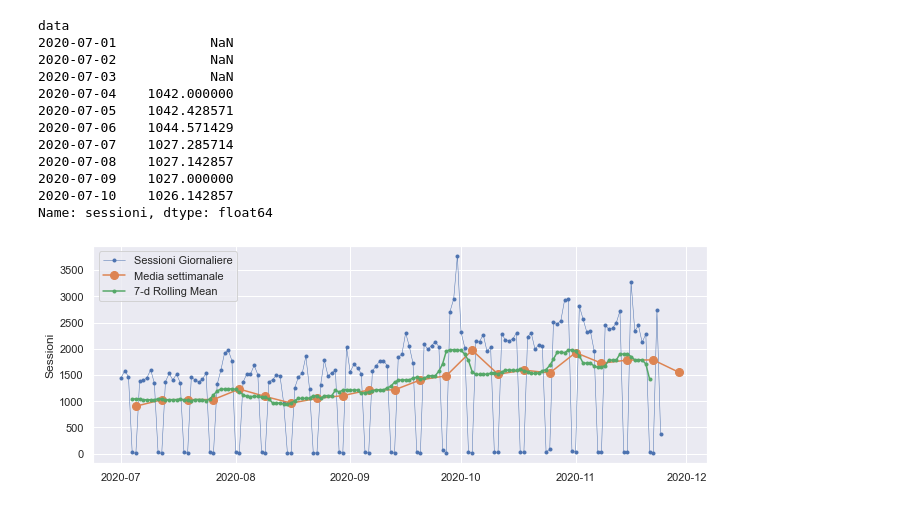
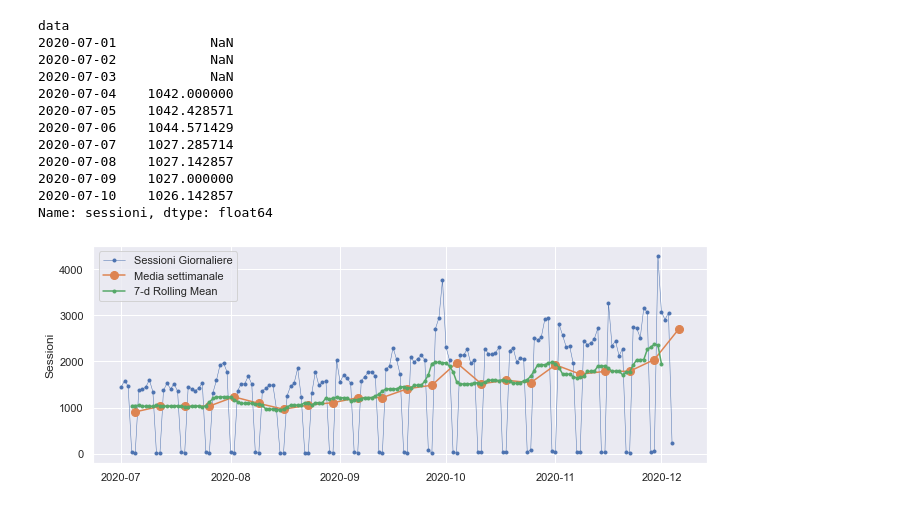
Before and after one commit to soncio69/Stat_GAM, a Jupyter notebook: Stat_GAM/GAM_stat01.ipynb, the cells around one changed output. Cells and saved outputs as stored; diff of their text form; code cells hidden in the pictures.

```diff
--- a/Stat_GAM/GAM_stat01.ipynb
+++ b/Stat_GAM/GAM_stat01.ipynb
@@ -287,19 +288,19 @@ data
 Name: sessioni, dtype: float64
 # %%
 # Start and end of the date range to extract
-start, end = '2020-07', '2020-11'
+start, end = '2020-07', '2020-12'
 # Plot daily, weekly resampled, and 7-day rolling mean time series together
 fig, ax = plt.subplots()
 ax.plot(df.loc[start:end, 'sessioni'],
 marker='.', linestyle='-', linewidth=0.5, label='Sessioni Giornaliere')
 ax.plot(df_weekly_mean.loc[start:end],
 marker='o', markersize=8, linestyle='-', label='Media settimanale')
 ax.plot(df_7d.loc[start:end],
 marker='.', linestyle='-', label='7-d Rolling Mean')
 ax.set_ylabel('Sessioni')
 ax.legend();
 # %% [output]
-[figure, old version]
+[figure, new version]
 # %%
 # The min_periods=360 argument accounts for a few isolated missing days in the
 # wind and solar production time series
```
Also changed, not shown: parts of 11 cells of this notebook, 3 other files.
